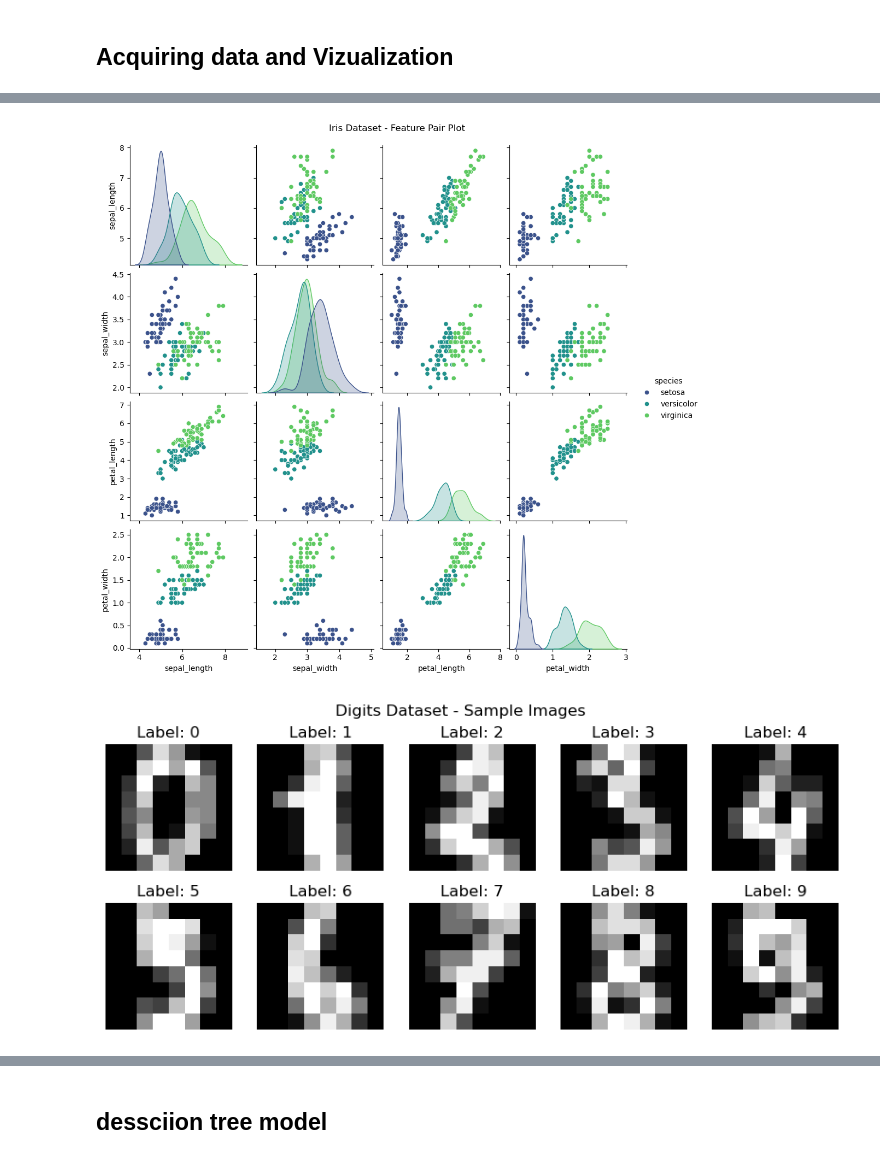
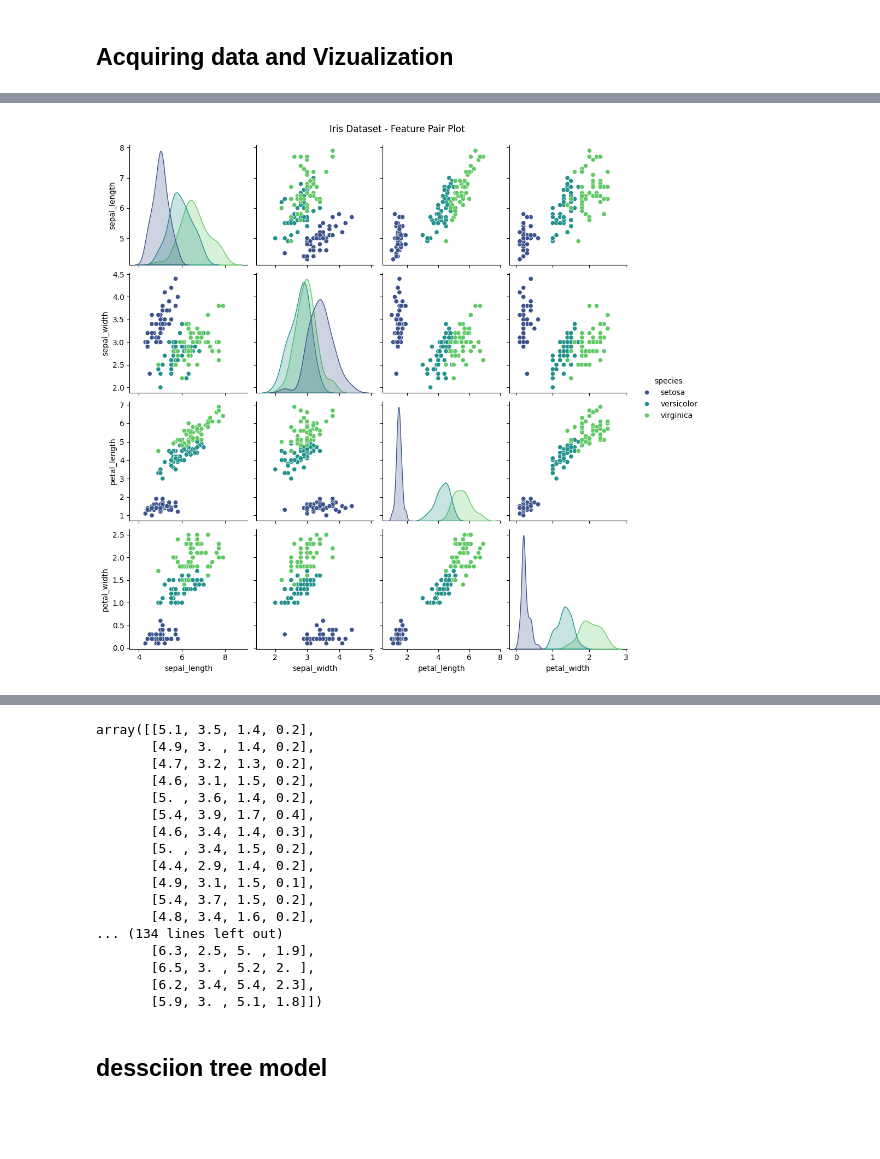
Before and after one commit to robertnesterodhiambo/MachineLEarning-School, a Jupyter notebook: randomforest/randfdecstree.ipynb, the cells around one changed output, grey strips where cells are left out. Saved outputs shown, nothing was run; the diff lists cells and outputs as text; code cells hidden in the pictures; blank space fills up the shorter version.

```diff
--- a/randomforest/randfdecstree.ipynb
+++ b/randomforest/randfdecstree.ipynb
@@ -3,54 +3,30 @@
 # %%
 import matplotlib.pyplot as plt
 import seaborn as sns
 from sklearn import datasets
 import numpy as np
 
 # Load the Iris dataset
 iris = datasets.load_iris()
 iris_data = iris.data
 iris_target = iris.target
 iris_feature_names = iris.feature_names
 iris_target_names = iris.target_names
 
 # Scatter plot for the Iris dataset
 plt.figure(figsize=(10, 6))
 sns.scatterplot(x=iris_data[:, 0], y=iris_data[:, 1], hue=iris_target, palette="viridis", s=100)
 plt.xlabel(iris_feature_names[0])
 plt.ylabel(iris_feature_names[1])
 plt.title("Iris Dataset - Sepal Length vs Sepal Width")
 plt.legend(iris_target_names)
 plt.show()
 
 # Pairplot to show relationships between features
 iris_df = sns.load_dataset("iris")  # load iris as a dataframe for easy plotting with seaborn
 sns.pairplot(iris_df, hue="species", palette="viridis", diag_kind="kde")
 plt.suptitle("Iris Dataset - Feature Pair Plot", y=1.02)
 plt.show()
-
-# Load the digits dataset
-digits = datasets.load_digits()
-digits_data = digits.data
-digits_images = digits.images
-digits_target = digits.target
-
-# Plot the first few images of the Digits dataset
-fig, axes = plt.subplots(2, 5, figsize=(10, 4))
-for i, ax in enumerate(axes.ravel()):
-    ax.imshow(digits_images[i], cmap="gray")
-    ax.set_title(f"Label: {digits_target[i]}")
-    ax.axis("off")
-plt.suptitle("Digits Dataset - Sample Images")
-plt.show()
-
-# Plot a histogram of digit counts
-plt.figure(figsize=(8, 5))
-plt.hist(digits_target, bins=10, edgecolor='black', color='skyblue')
-plt.xlabel("Digit Label")
-plt.ylabel("Frequency")
-plt.title("Distribution of Digits in Dataset")
-plt.show()
 # %% [output]
 [figure]
-[figure, old version]
+[figure, new version]
-[figure, removed]
@@ -58,3 +33,23 @@ plt.show()
+# %%
+iris_data
+# %% [output]
+array([[5.1, 3.5, 1.4, 0.2],
+       [4.9, 3. , 1.4, 0.2],
+       [4.7, 3.2, 1.3, 0.2],
+       [4.6, 3.1, 1.5, 0.2],
+       [5. , 3.6, 1.4, 0.2],
+       [5.4, 3.9, 1.7, 0.4],
+       [4.6, 3.4, 1.4, 0.3],
+       [5. , 3.4, 1.5, 0.2],
+       [4.4, 2.9, 1.4, 0.2],
+       [4.9, 3.1, 1.5, 0.1],
+       [5.4, 3.7, 1.5, 0.2],
+       [4.8, 3.4, 1.6, 0.2],
+... (134 lines left out)
+       [6.3, 2.5, 5. , 1.9],
+       [6.5, 3. , 5.2, 2. ],
+       [6.2, 3.4, 5.4, 2.3],
+       [5.9, 3. , 5.1, 1.8]])
 # %% [markdown]
 ## dessciion tree model
 # %%
```
Also changed, not shown: parts of 9 cells of this notebook.
